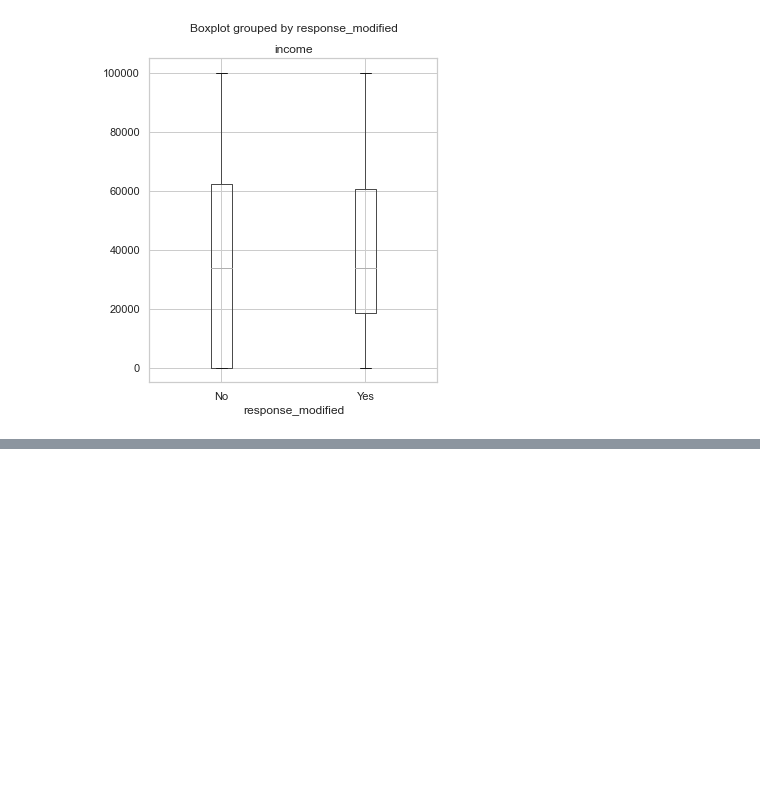
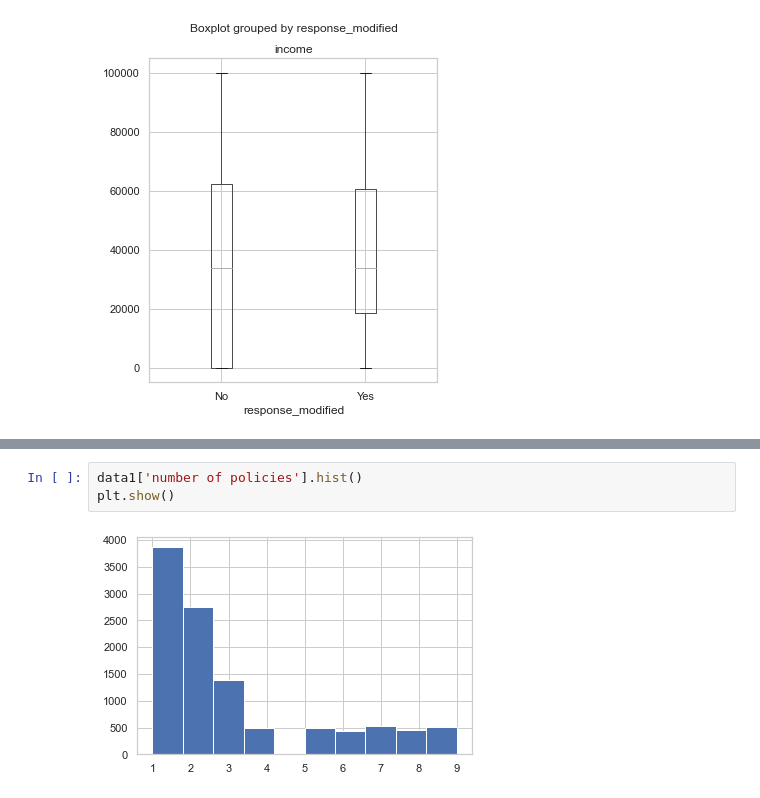
Before and after one commit to Mahnaz-Meem/lab4-customer-analysis-round-2, a Jupyter notebook: Lab4-customer-analysis-round-2.ipynb, the cells around one changed output, grey strips where cells are left out. Cells and saved outputs as stored; diff of their text form; blank space fills up the shorter version.

```diff
--- a/Lab4-customer-analysis-round-2.ipynb
+++ b/Lab4-customer-analysis-round-2.ipynb
@@ -458,0 +539,5 @@ data1.boxplot(column='income', by='response_modified', figsize=(5,6))
+# %%
+data1['number of policies'].hist()
+plt.show()
+# %% [output]
+[figure, added]
```
Also changed, not shown: parts of 30 cells of this notebook.
